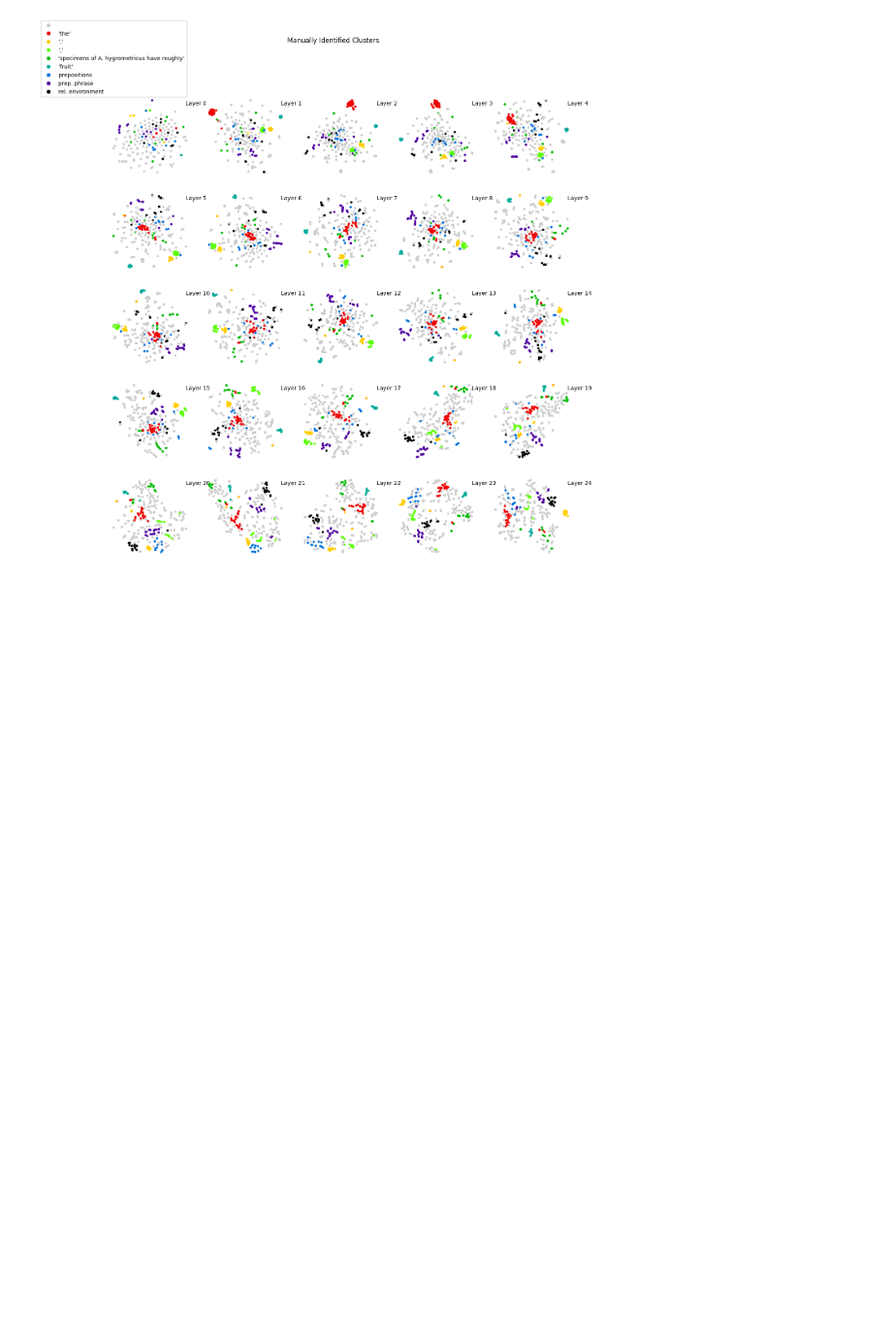
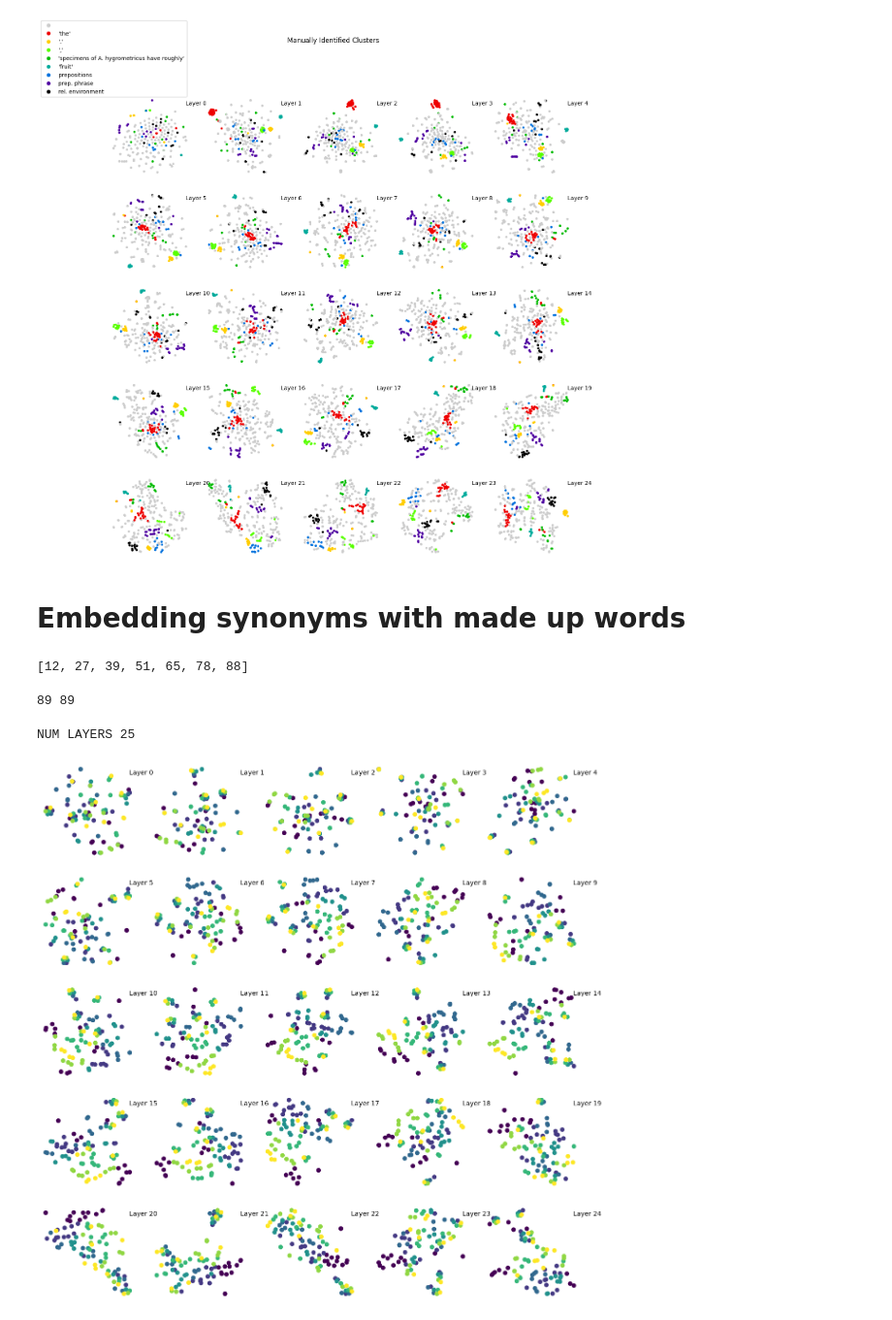
Before and after one commit to OFSkean/information_flow, a Jupyter notebook: experiments/idea_clustering.ipynb, the cells around one changed output. Shown at 97% size. Saved outputs shown, nothing was run; the diff lists cells and outputs as text; code cells hidden in the pictures; blank space fills up the shorter version.

```diff
--- a/experiments/idea_clustering.ipynb
+++ b/experiments/idea_clustering.ipynb
@@ -316,3 +292,43 @@ fig.suptitle("Manually Identified Clusters")
 # %% [output]
 Text(0.5, 0.98, 'Manually Identified Clusters')
 [figure]
+# %% [markdown]
+# Embedding synonyms with made up words
+# %%
+from utils import embed_sentences_and_get_outputs
+
+# TODO: there is some paper i saw before that used made up words to train a transformer.
+# I think the usecase was articial language supervision for an image encoder ViT.
+# would be interesting to find and revisit
+
+sentence = """1) The quick brown fox jumps over the lazy dog.
+2) I am a sentence that is not in the training data.
+3) You can't be serious, can you?
+4) This is the fourth item in the list.
+5) Alfredo and Johnny opened the door and walked in.
+6) The cat in the hat sat on the mat.
+7) Oscar is typing on his computer.
+"""
+outputs = embed_sentences_and_get_outputs(model, tokenizer, sentence)
+# %%
+# make classes for item in the list
+num_classes = sentence.count("\n")
+
+# split outputs.input_ids by \n token
+newline_token = tokenizer.encode("\n")[0]
+newline_locations = [idx for idx, tok in enumerate(outputs.input_ids[0]) if tok == newline_token]
+print(newline_locations)
+labels = [0] * (newline_locations[0]+1)
+for idx in range(1, num_classes):
+    labels.extend([idx] * (newline_locations[idx] - newline_locations[idx-1]))
+# %% [output]
+[12, 27, 39, 51, 65, 78, 88]
+# %%
+print(len(outputs["input_ids"][0]), len(labels))
+# %% [output]
+89 89
+# %%
+reduced_hidden_states = reduce_and_visualize_hidden_states(outputs["hidden_states"], reduction="tsne", labels=labels)
+# %% [output]
+NUM LAYERS 25
+[figure, added]
```
Also changed, not shown: parts of 6 cells of this notebook, 2 other files.
